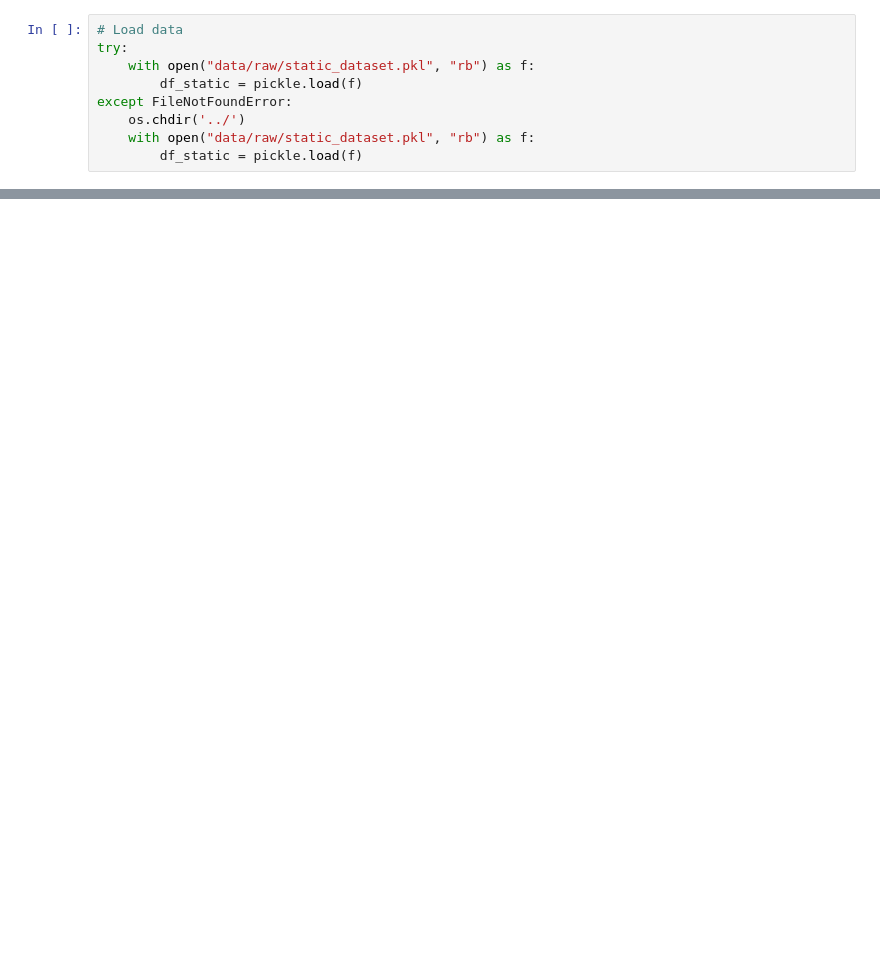
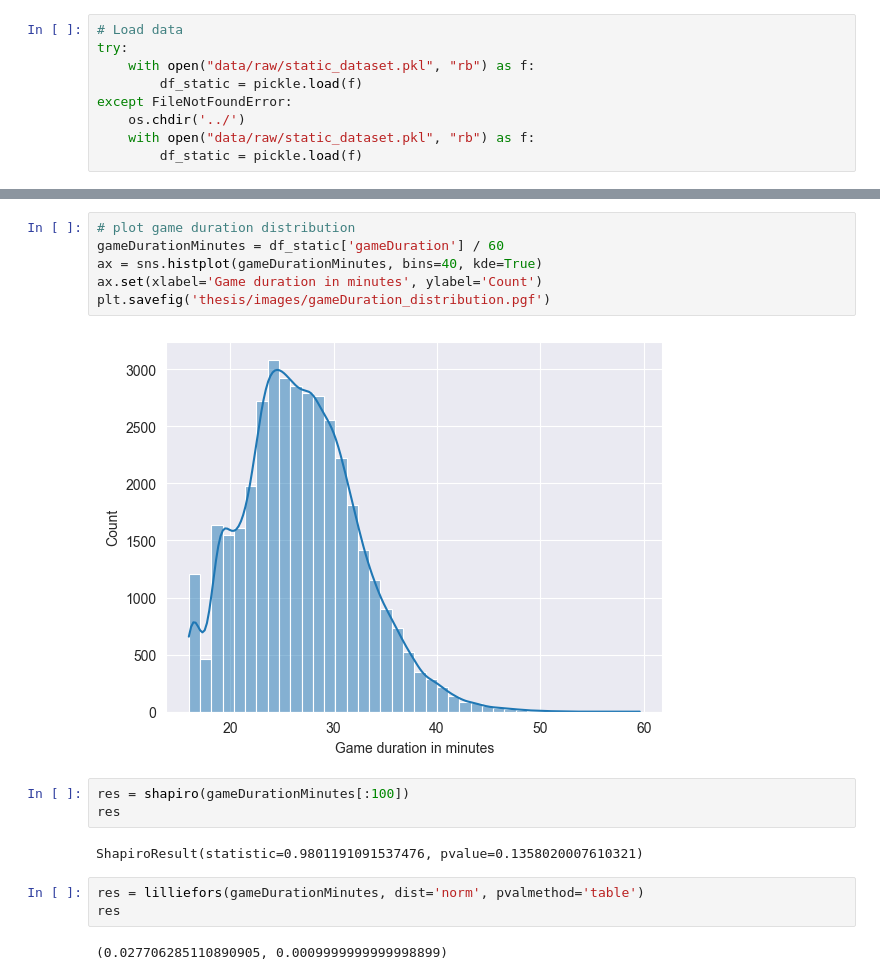
Before and after one commit to MoritzPalm/LeagueOfLegendsWinPrediction, a Jupyter notebook: Exploration/datasetViz.ipynb, the cells around one changed output, grey strips where cells are left out. Saved outputs shown, nothing was run; the diff lists cells and outputs as text; blank space fills up the shorter version.

```diff
--- a/Exploration/datasetViz.ipynb
+++ b/Exploration/datasetViz.ipynb
@@ -48,0 +76,18 @@ sns.countplot(x='platformId', data=df_static)
+# %%
+# plot game duration distribution
+gameDurationMinutes = df_static['gameDuration'] / 60
+ax = sns.histplot(gameDurationMinutes, bins=40, kde=True)
+ax.set(xlabel='Game duration in minutes', ylabel='Count')
+plt.savefig('thesis/images/gameDuration_distribution.pgf')
+# %% [output]
+[figure, added]
+# %%
+res = shapiro(gameDurationMinutes[:100])
+res
+# %% [output]
+ShapiroResult(statistic=0.9801191091537476, pvalue=0.1358020007610321)
+# %%
+res = lilliefors(gameDurationMinutes, dist='norm', pvalmethod='table')
+res
+# %% [output]
+(0.027706285110890905, 0.0009999999999998899)
```
Also changed, not shown: parts of 14 cells of this notebook, 11 other files.
